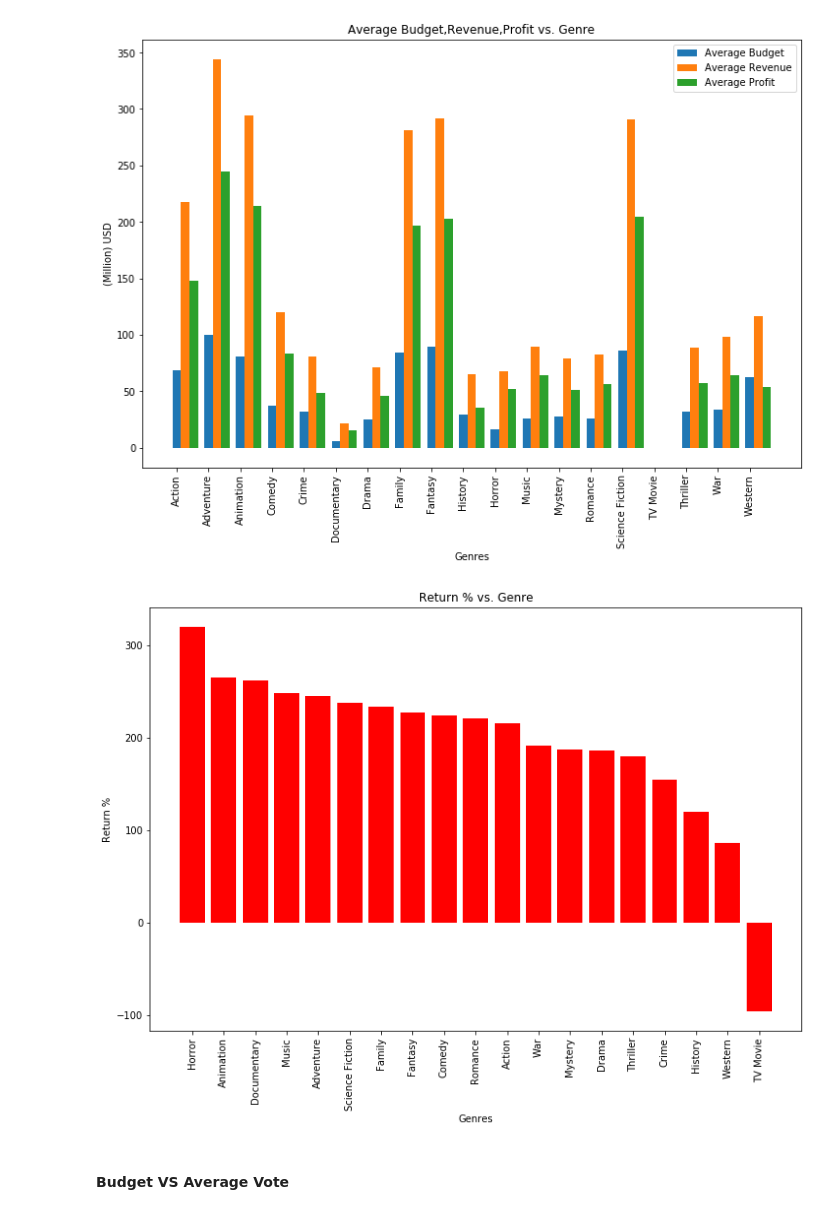
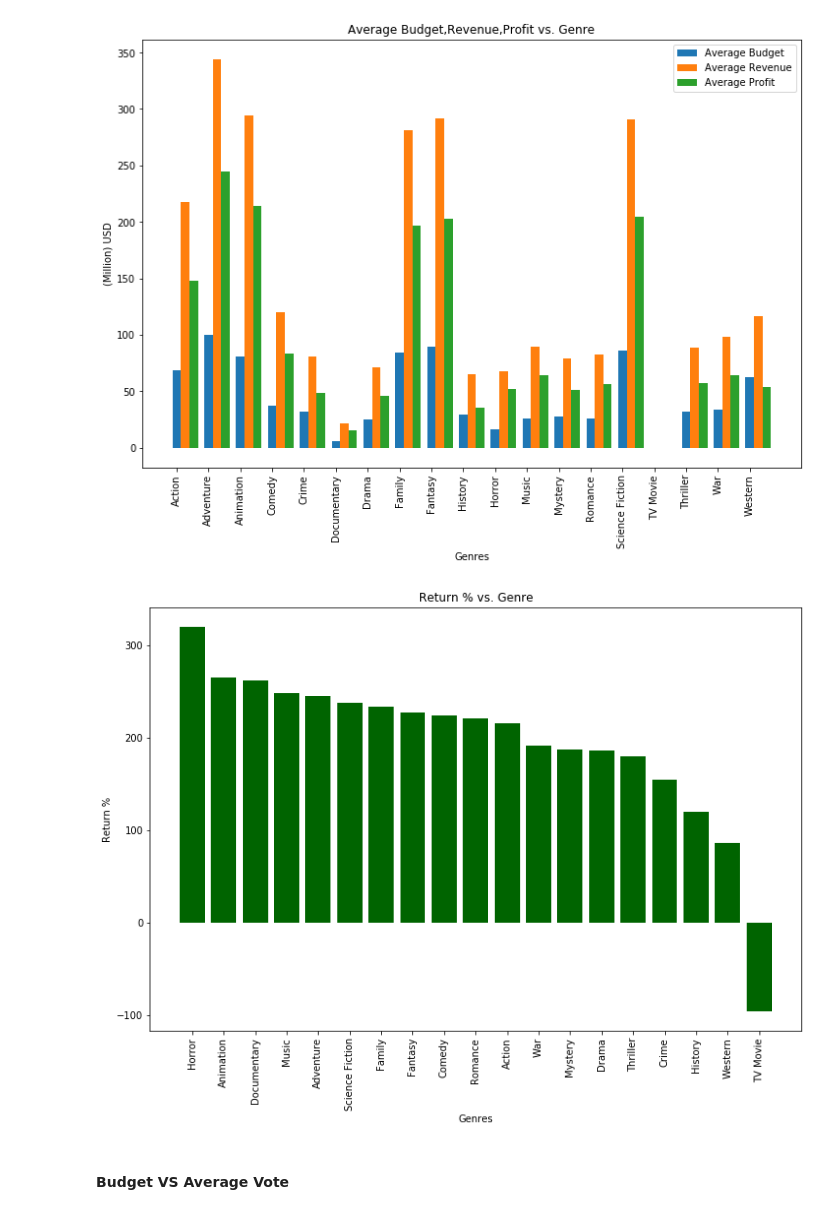
Before and after one commit to masonxmh/python_api_project1, a Jupyter notebook: dataAnalysis.ipynb, the cells around one changed output. Cells and saved outputs as stored; diff of their text form; code cells hidden in the pictures.

```diff
--- a/dataAnalysis.ipynb
+++ b/dataAnalysis.ipynb
@@ -424,19 +424,19 @@ plt.show()
 # %%
 #set axis and tick locations
 genre_table_profit=genre_table.sort_values(by=["Return %"],ascending=False)
 x_axis=genre_table_profit["Genre"]
 plt.figure(figsize=(12,8))
-plt.bar(x_axis,genre_table_profit["Return %"],color="red")
+plt.bar(x_axis,genre_table_profit["Return %"],color="Darkgreen")
 # Set a Title and labels
 plt.title("Return % vs. Genre")
 plt.xlabel("Genres")
 plt.ylabel("Return %")
 plt.xticks(rotation=90)
 #plt.tight_layout()
 plt.savefig("output_data/Return % vs Genre.png")
 plt.show()
 # %% [output]
-[figure, old version]
+[figure, new version]
 # %%
 df_new = pd.read_csv("output_data/cleanup_movie_2019.csv")
 df_new = df_new[["Budget", "Revenue", "Vote Average"]]
```
Also changed, not shown: 1 other file.
